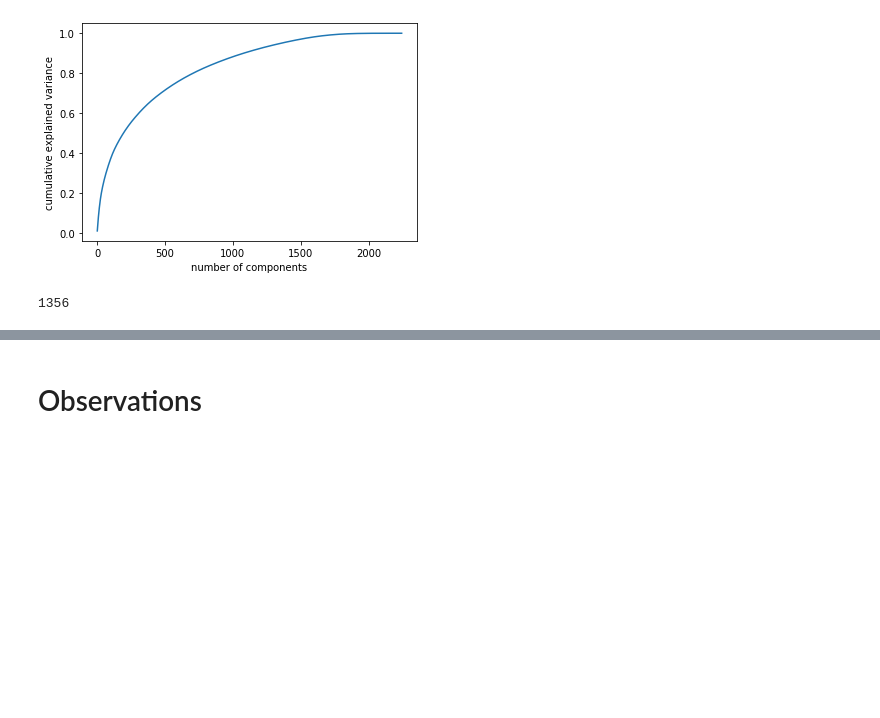
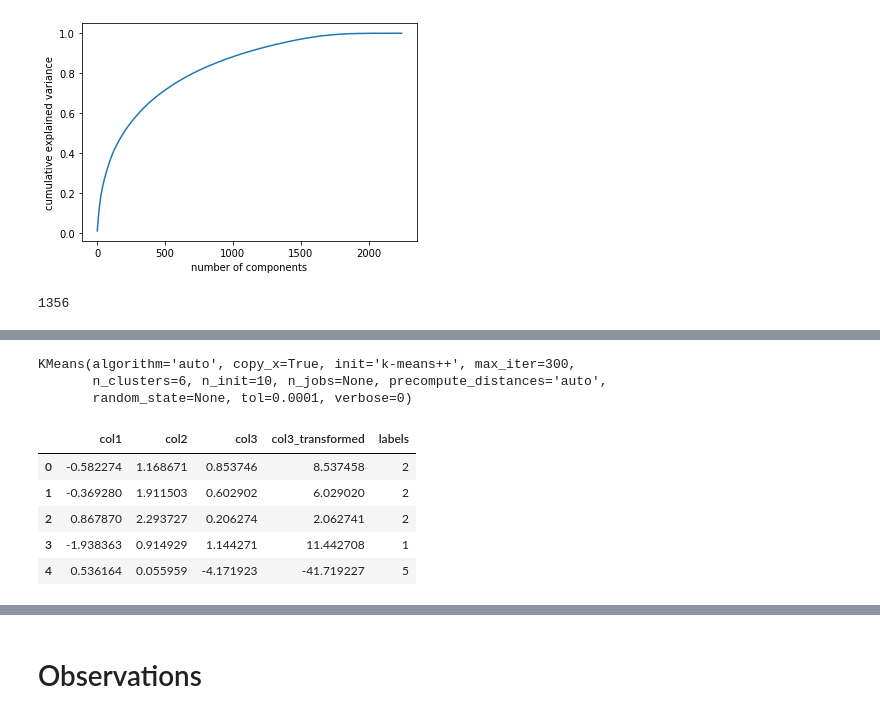
Before and after one commit to dhairyasheelsutar/Document-Information-Retrieval, a Jupyter notebook: EDA.ipynb, the cells around one changed output, grey strips where cells are left out. Drawn from its saved outputs; the diff is of its cells as text; code cells hidden in the pictures; blank space fills up the shorter version.

Commit message:
eda cluster

```diff
--- a/EDA.ipynb
+++ b/EDA.ipynb
@@ -197,0 +258,19 @@ select_n_components(svd.explained_variance_ratio_, 0.95)
+# %%
+kmeans = KMeans(n_clusters=6)
+# %%
+kmeans.fit(doc2vec.docvecs.vectors_docs)
+# %% [output]
+KMeans(algorithm='auto', copy_x=True, init='k-means++', max_iter=300,
+       n_clusters=6, n_init=10, n_jobs=None, precompute_distances='auto',
+       random_state=None, tol=0.0001, verbose=0)
+# %%
+pca_transformed["labels"] = kmeans.labels_
+# %%
+pca_transformed.head()
+# %% [output]
+|  | col1 | col2 | col3 | col3_transformed | labels |
+| 0 | -0.582274 | 1.168671 | 0.853746 | 8.537458 | 2 |
+| 1 | -0.369280 | 1.911503 | 0.602902 | 6.029020 | 2 |
+| 2 | 0.867870 | 2.293727 | 0.206274 | 2.062741 | 2 |
+| 3 | -1.938363 | 0.914929 | 1.144271 | 11.442708 | 1 |
+| 4 | 0.536164 | 0.055959 | -4.171923 | -41.719227 | 5 |
```
Also changed, not shown: parts of 22 cells of this notebook, 1 other file.
